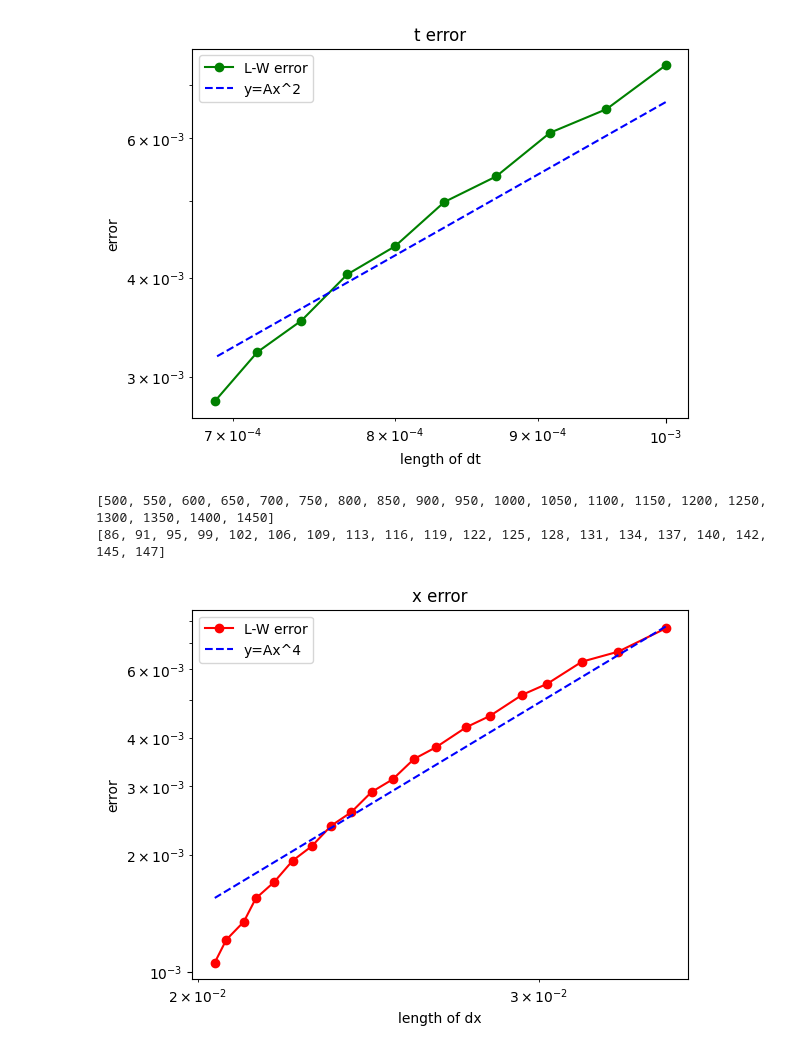
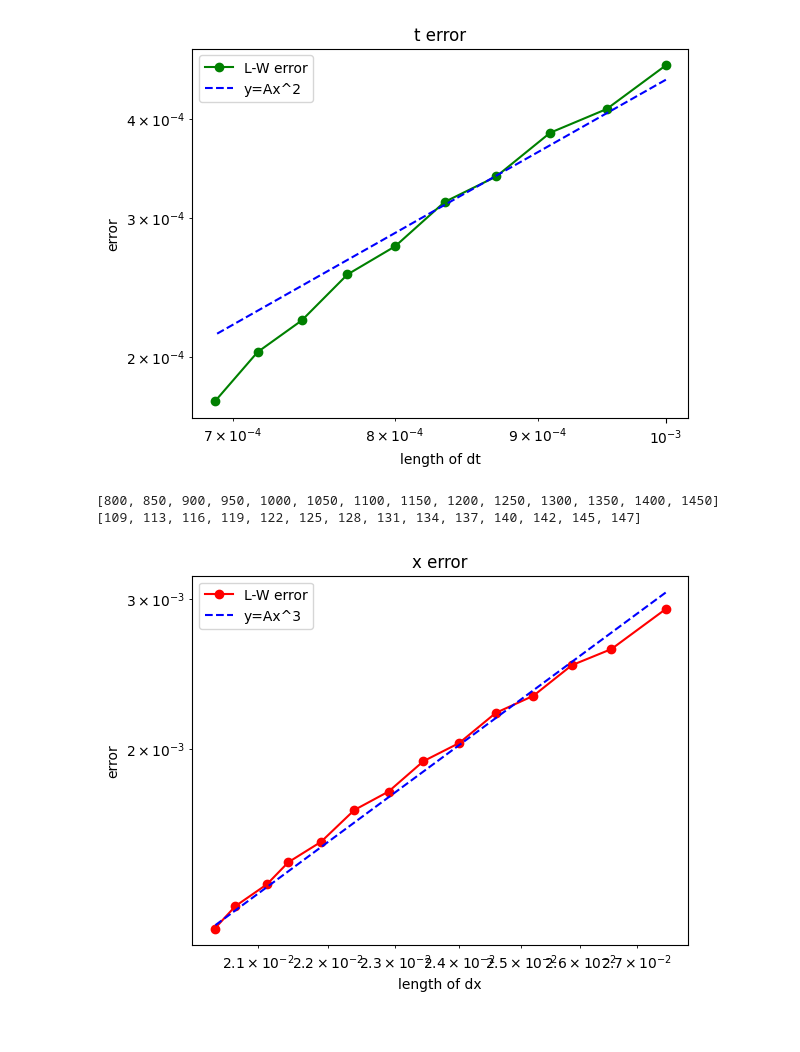
Before and after one commit to yibo-wong/cfd, a Jupyter notebook: HW4.ipynb, the cells around one changed output. Saved outputs shown, nothing was run; the diff lists cells and outputs as text; code cells hidden in the pictures.

```diff
--- a/HW4.ipynb
+++ b/HW4.ipynb
@@ -15,7 +15,7 @@ def lax_wen(Nx, Nt, a, mu):
     d = mu*dt/(dx**2)
     for n in range(Nt-1):
         for i in range(1, Nx-1):
-            u[n+1, i] = u[n, i] - 0.5*c*(dt/dx)*(u[n, i+1] - u[n, i-1]) + \
+            u[n+1, i] = u[n, i] - 0.5*c*(u[n, i+1] - u[n, i-1]) + \
                 (d+c**2/2)*(u[n, i+1] - 2*u[n, i] + u[n, i-1])
         u[n+1, 0] = u[n+1, -2]
         u[n+1, -1] = u[n+1, 1]
@@ -74,6 +74,6 @@ f_hd = value(u_hd, nx, nt)
 # %%
 # test x order
-x_list = list(range(10, 200, 10))
+x_list = list(range(50, 150, 10))
 err_x = []
 for nnx in x_list:
     u = lax_wen(nnx, 2000, 1, 0.1)
@@ -81,7 +81,7 @@ for nnx in x_list:
     # print(nnx)
 dx_list = np.array([3/i for i in x_list])
 plt.loglog(dx_list, np.array(err_x), "-ro",label="L-W error")
-dx_reference = dx_list**2*np.exp(-3.3)
+dx_reference = dx_list**2*np.exp(-3.2)
 plt.loglog(dx_list, 100*dx_reference, "b--",label="y=Ax^2")
 plt.title('x error')
 plt.xlabel('length of dx')
@@ -100,7 +100,7 @@ for nnt in t_list:
     # print(nnx)
 dt_list = np.array([1/i for i in t_list])
 plt.loglog(dt_list, np.array(err_t), "-go",label="L-W error")
-dt_reference = dt_list**2*np.exp(4.2)
+dt_reference = dt_list**2*np.exp(1.5)
 plt.loglog(dt_list, 100*dt_reference, "b--",label="y=Ax^2")
 plt.title('t error')
 plt.xlabel('length of dt')
@@ -108,31 +108,31 @@ plt.ylabel('error')
 plt.legend()
 plt.show()
 # %% [output]
-[figure, old version]
+[figure, new version]
 # %%
-nt_list=list(range(500, 1500, 50))
+nt_list=list(range(800, 1500, 50))
 nx_list=[round(np.sqrt(9*i**2/(1+0.6*i))) for i in nt_list]
 print(nt_list)
 print(nx_list)
 
 err_x = []
 for i in range(len(nt_list)):
     nnx=nx_list[i]
     nnt=nt_list[i]
     u = lax_wen(nnx, nnt, 1, 0.1)
     err_x.append(error(u, nnx, nnt, f_hd))
     # print(nnx)
 dx_list = np.array([3/i for i in nx_list])
 dt_list = np.array([1/i for i in nt_list])
 plt.loglog(dx_list, np.array(err_x), "-ro",label="L-W error")
-dx_reference = dx_list**3*np.exp(0.6)
+dx_reference = dx_list**3*np.exp(0.38)
 plt.loglog(dx_list, 100*dx_reference, "b--",label="y=Ax^3")
 plt.title('x error')
 plt.xlabel('length of dx')
 plt.ylabel('error')
 plt.legend()
 plt.show()
 # %% [output]
-[500, 550, 600, 650, 700, 750, 800, 850, 900, 950, 1000, 1050, 1100, 1150, 1200, 1250, 1300, 1350, 1400, 1450]
-[86, 91, 95, 99, 102, 106, 109, 113, 116, 119, 122, 125, 128, 131, 134, 137, 140, 142, 145, 147]
+[800, 850, 900, 950, 1000, 1050, 1100, 1150, 1200, 1250, 1300, 1350, 1400, 1450]
+[109, 113, 116, 119, 122, 125, 128, 131, 134, 137, 140, 142, 145, 147]
-[figure, old version]
+[figure, new version]
```
Also changed, not shown: parts of 2 cells of this notebook, 18 other files.
